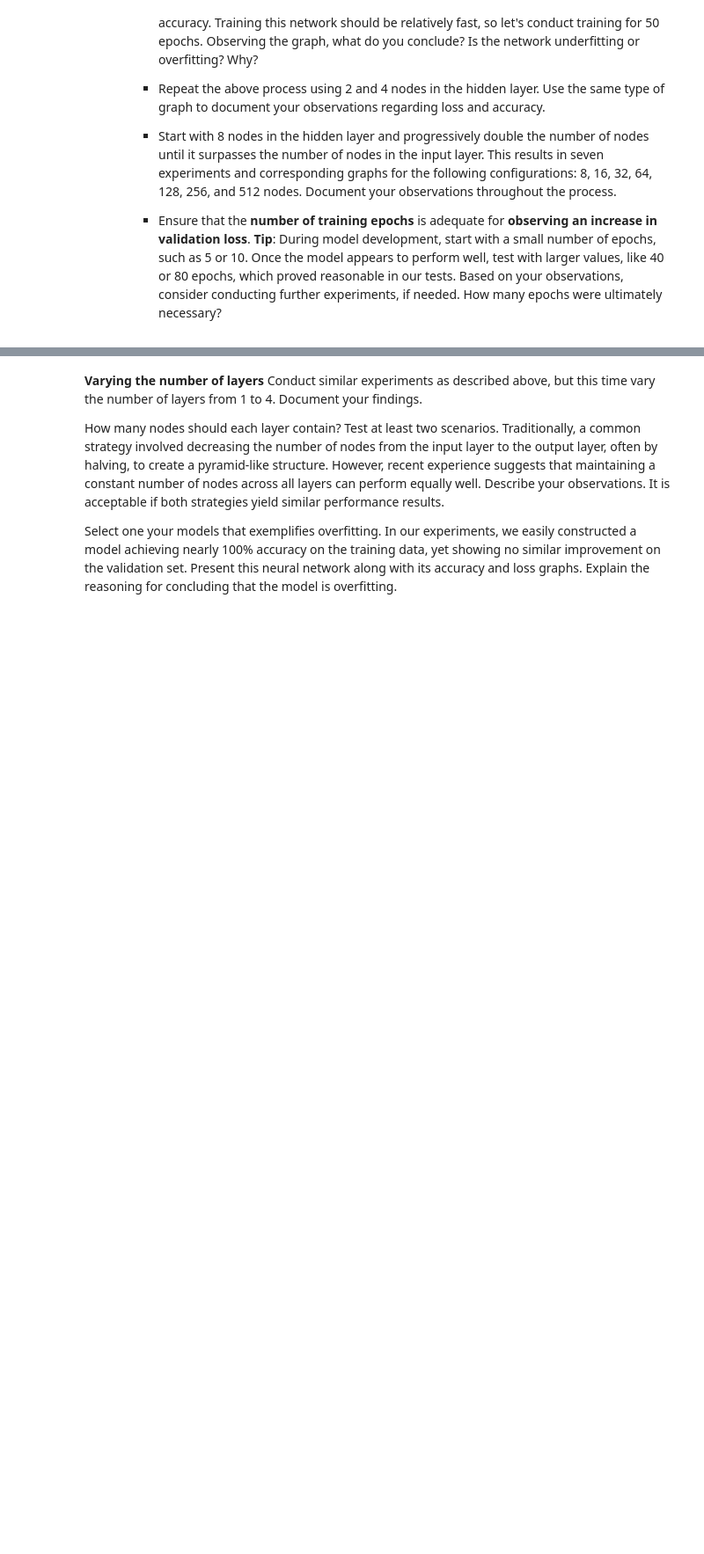
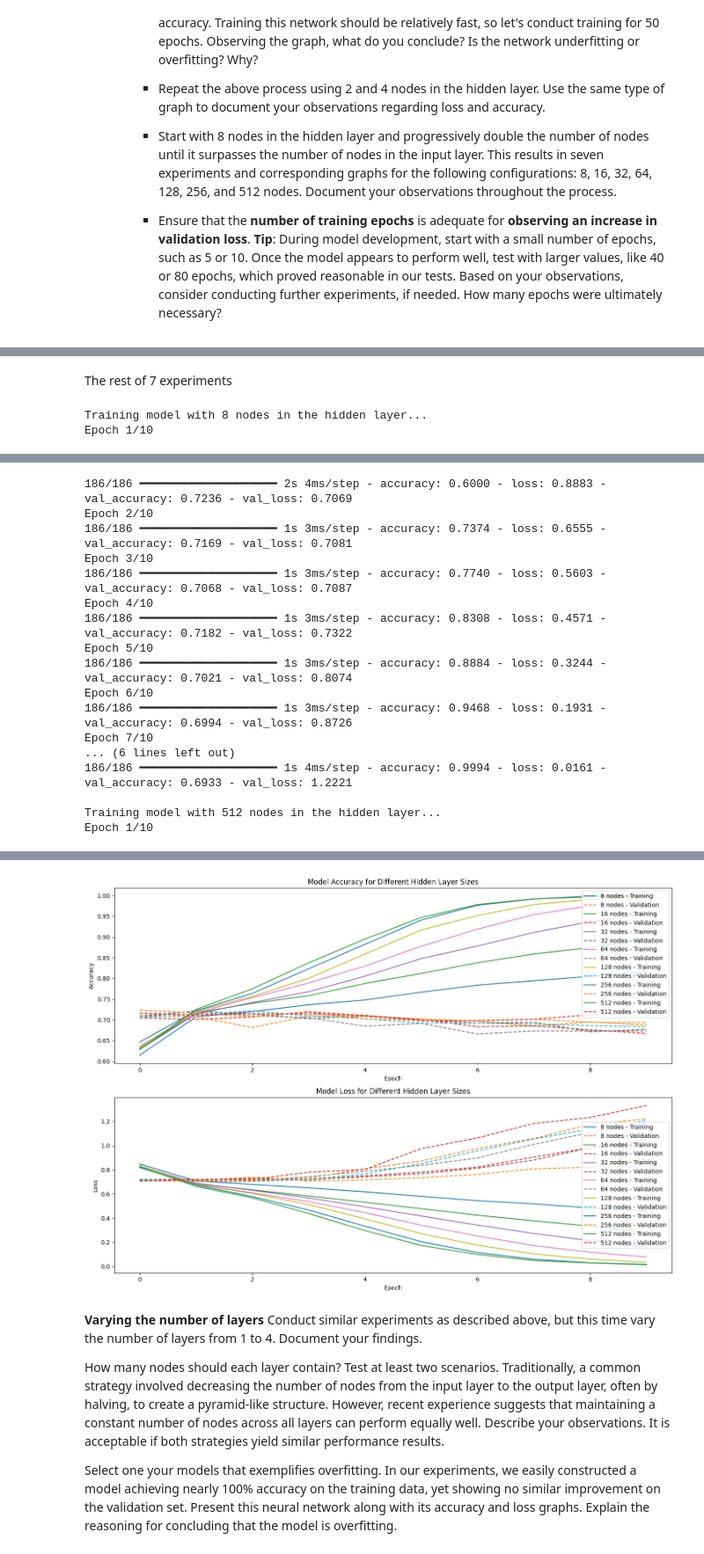
Before and after one commit to rennylee/Neural-Networks, a Jupyter notebook: csi4106-f24-a3-300240688-300228879.ipynb, the cells around one changed output, grey strips where cells are left out. Shown at 88% size. Cells and saved outputs as stored; diff of their text form; code cells hidden in the pictures; blank space fills up the shorter version.

```diff
--- a/csi4106-f24-a3-300240688-300228879.ipynb
+++ b/csi4106-f24-a3-300240688-300228879.ipynb
@@ -221,0 +413,44 @@ Assess the models using metrics such as precision, recall, and F1-score.
+# %% [markdown]
+The rest of 7 experiments
+# %%
+node_counts = [8, 16, 32, 64, 128, 256, 512]
+history_dict = {}
+for nodes in node_counts:
+    print(f"\nTraining model with {nodes} nodes in the hidden layer...")
+    nn_model_single_node = Sequential([
+    layers.Dense(462, input_dim = 462),
+    layers.Dense(nodes, activation= 'relu'),
+    layers.Dense(3, activation='softmax')
+    ])
+
+    nn_model_single_node.compile(optimizer='adam',loss='categorical_crossentropy', metrics=['accuracy'])
+
+    history = nn_model_single_node.fit(X1_train, y1_train_categorical, epochs=10, batch_size=32, verbose=1, validation_data=(X1_test, y1_test_categorical))
+
+    history_dict[nodes] = history.history
+
+plt.figure(figsize=(14,10))
+plt.subplot(2, 1, 1)
+for nodes in node_counts:
+    plt.plot(history_dict[nodes]['accuracy'], label=f'{nodes} nodes - Training')
+    plt.plot(history_dict[nodes]['val_accuracy'], linestyle='--', label=f'{nodes} nodes - Validation')
+plt.title('Model Accuracy for Different Hidden Layer Sizes')
+plt.xlabel('Epoch')
+plt.ylabel('Accuracy')
+plt.legend()
+
+# Plot Loss
+plt.subplot(2, 1, 2)
+for nodes in node_counts:
+    plt.plot(history_dict[nodes]['loss'], label=f'{nodes} nodes - Training')
+    plt.plot(history_dict[nodes]['val_loss'], linestyle='--', label=f'{nodes} nodes - Validation')
+plt.title('Model Loss for Different Hidden Layer Sizes')
+plt.xlabel('Epoch')
+plt.ylabel('Loss')
+plt.legend()
+
+plt.tight_layout()
+plt.show()
+# %% [output]
+Training model with 8 nodes in the hidden layer...
+Epoch 1/10
@@ -221,0 +542,17 @@ Assess the models using metrics such as precision, recall, and F1-score.
+186/186 ━━━━━━━━━━━━━━━━━━━━ 2s 4ms/step - accuracy: 0.6000 - loss: 0.8883 - val_accuracy: 0.7236 - val_loss: 0.7069
+Epoch 2/10
+186/186 ━━━━━━━━━━━━━━━━━━━━ 1s 3ms/step - accuracy: 0.7374 - loss: 0.6555 - val_accuracy: 0.7169 - val_loss: 0.7081
+Epoch 3/10
+186/186 ━━━━━━━━━━━━━━━━━━━━ 1s 3ms/step - accuracy: 0.7740 - loss: 0.5603 - val_accuracy: 0.7068 - val_loss: 0.7087
+Epoch 4/10
+186/186 ━━━━━━━━━━━━━━━━━━━━ 1s 3ms/step - accuracy: 0.8308 - loss: 0.4571 - val_accuracy: 0.7182 - val_loss: 0.7322
+Epoch 5/10
+186/186 ━━━━━━━━━━━━━━━━━━━━ 1s 3ms/step - accuracy: 0.8884 - loss: 0.3244 - val_accuracy: 0.7021 - val_loss: 0.8074
+Epoch 6/10
+186/186 ━━━━━━━━━━━━━━━━━━━━ 1s 3ms/step - accuracy: 0.9468 - loss: 0.1931 - val_accuracy: 0.6994 - val_loss: 0.8726
+Epoch 7/10
+... (6 lines left out)
+186/186 ━━━━━━━━━━━━━━━━━━━━ 1s 4ms/step - accuracy: 0.9994 - loss: 0.0161 - val_accuracy: 0.6933 - val_loss: 1.2221
+
+Training model with 512 nodes in the hidden layer...
+Epoch 1/10
@@ -222,3 +578,4 @@ Assess the models using metrics such as precision, recall, and F1-score.
+[figure, added]
 # %% [markdown]
 **Varying the number of layers**
 Conduct similar experiments as described above, but this time vary the number of layers from 1 to 4. Document your findings.
```
Also changed, not shown: parts of 13 cells of this notebook.
